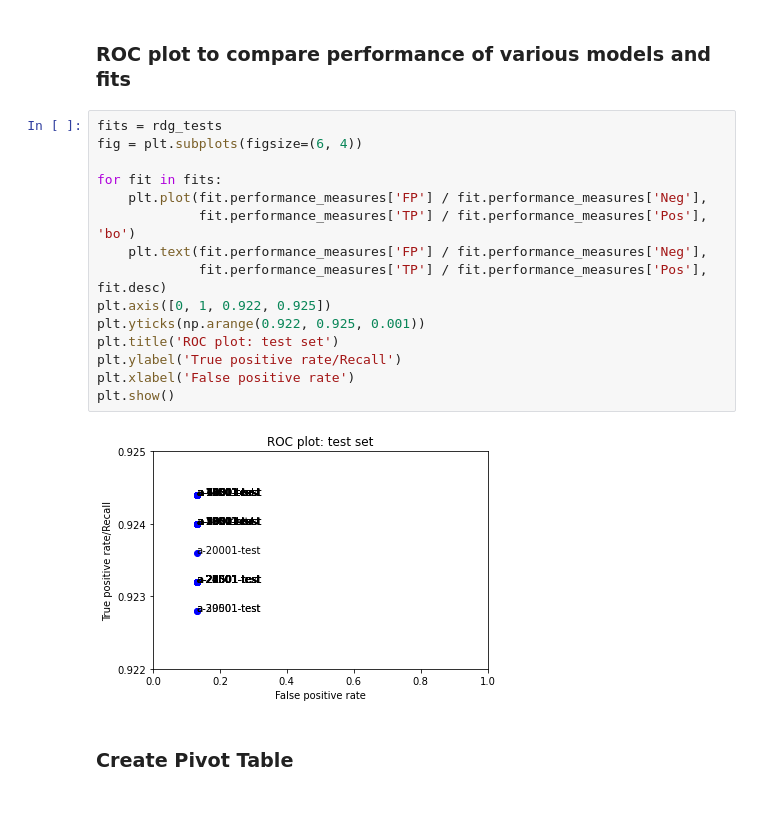
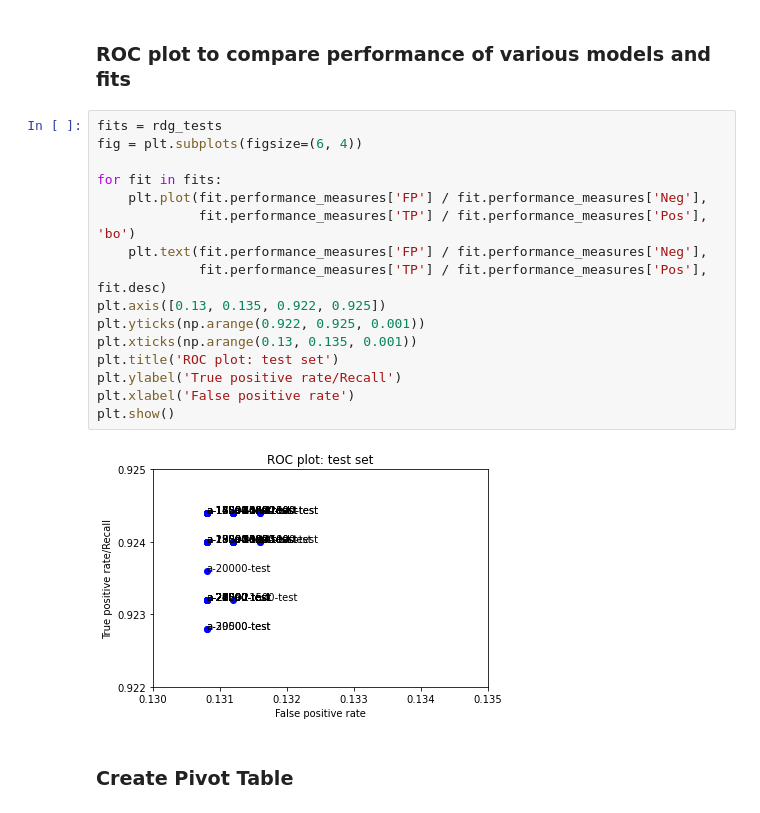
Before and after one commit to muonius/msdv-machine-learning, a Jupyter notebook: movie-review/moviereviews_yang_v07.ipynb, the cells around one changed output. Cells and saved outputs as stored; diff of their text form.

```diff
--- a/movie-review/moviereviews_yang_v07.ipynb
+++ b/movie-review/moviereviews_yang_v07.ipynb
@@ -379,20 +381,21 @@ for test in rdg_tests:
 # %%
 fits = rdg_tests
 fig = plt.subplots(figsize=(6, 4))
 
 for fit in fits:
     plt.plot(fit.performance_measures['FP'] / fit.performance_measures['Neg'],
              fit.performance_measures['TP'] / fit.performance_measures['Pos'], 'bo')
     plt.text(fit.performance_measures['FP'] / fit.performance_measures['Neg'],
              fit.performance_measures['TP'] / fit.performance_measures['Pos'], fit.desc)
-plt.axis([0, 1, 0.922, 0.925])
+plt.axis([0.13, 0.135, 0.922, 0.925])
 plt.yticks(np.arange(0.922, 0.925, 0.001))
+plt.xticks(np.arange(0.13, 0.135, 0.001))
 plt.title('ROC plot: test set')
 plt.ylabel('True positive rate/Recall')
 plt.xlabel('False positive rate')
 plt.show()
 # %% [output]
-[figure, old version]
+[figure, new version]
 # %% [markdown]
 ### Create Pivot Table
 # %%
```
Also changed, not shown: parts of 7 cells of this notebook.
